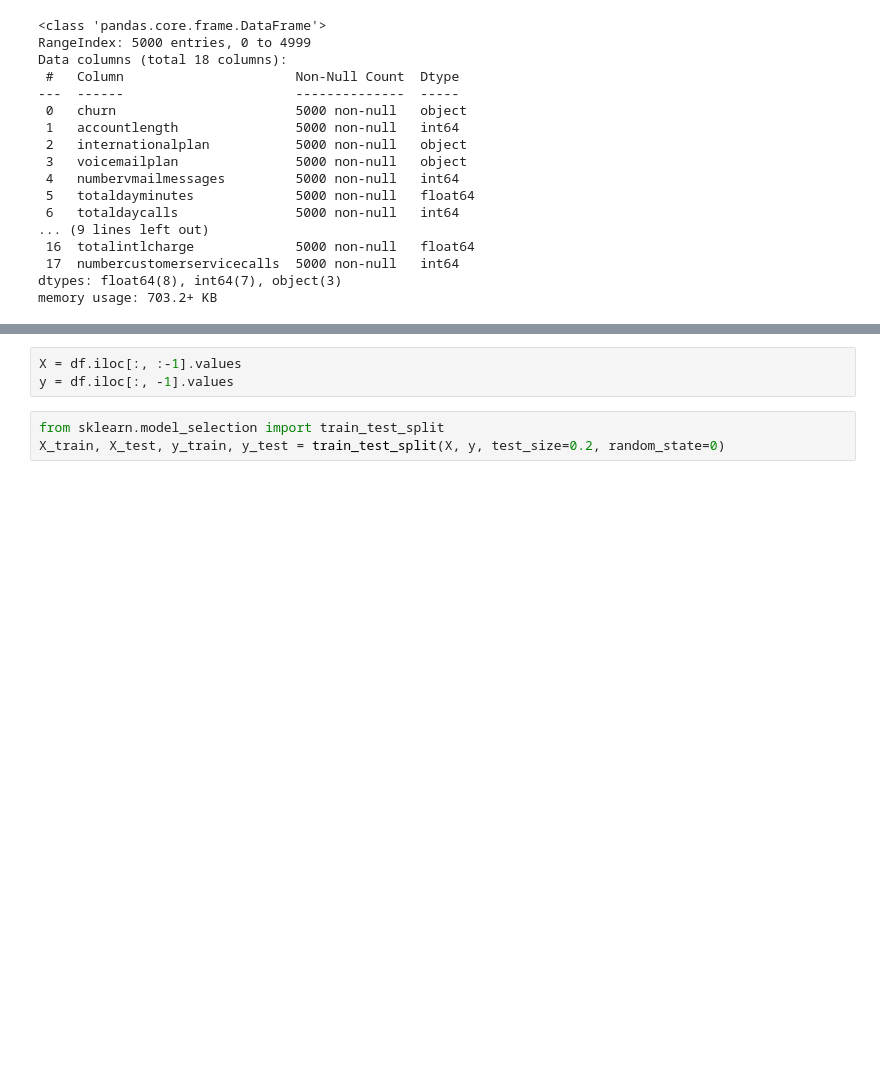
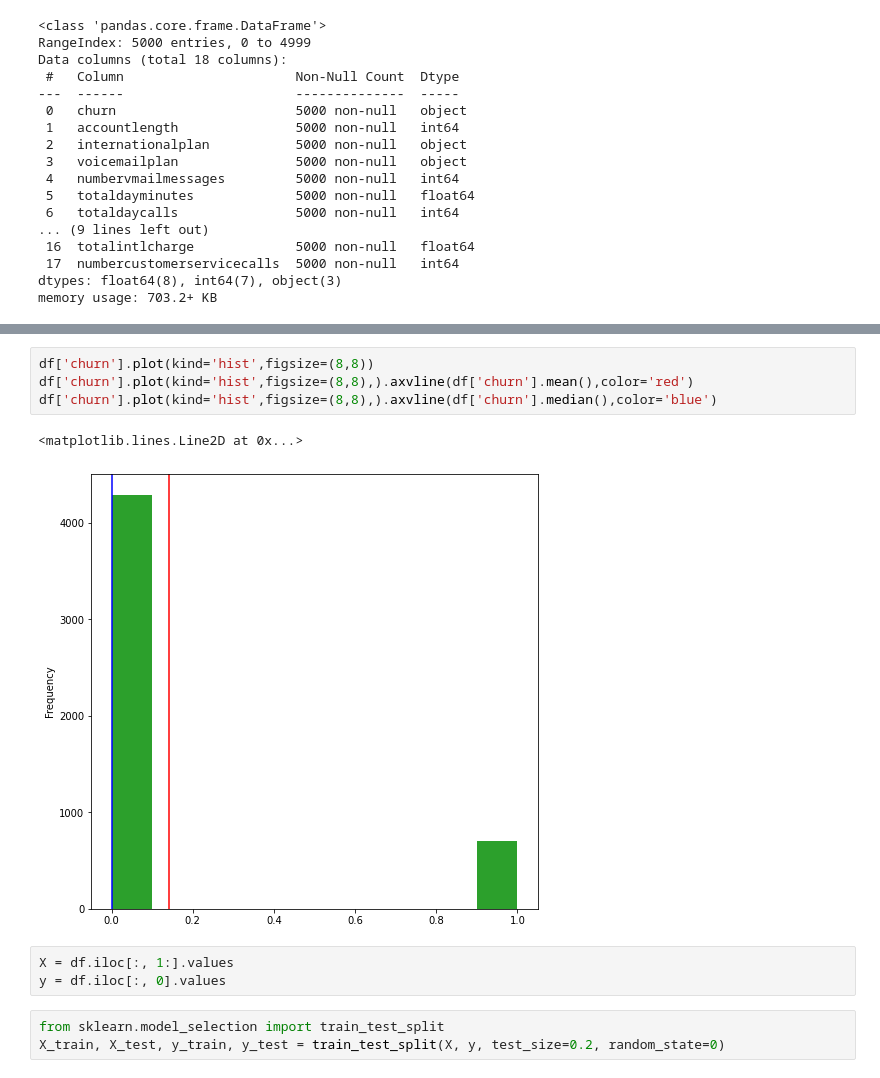
Before and after one commit to DataBadger/PracticeModels, a Jupyter notebook: Projects/ClientRetention/ClientRetention.ipynb, the cells around one changed output, grey strips where cells are left out. Cells and saved outputs as stored; diff of their text form; blank space fills up the shorter version.

```diff
--- a/Projects/ClientRetention/ClientRetention.ipynb
+++ b/Projects/ClientRetention/ClientRetention.ipynb
@@ -46,6 +92,13 @@ df.head()
+# %%
+df['churn'].plot(kind='hist',figsize=(8,8))
+df['churn'].plot(kind='hist',figsize=(8,8),).axvline(df['churn'].mean(),color='red')
+df['churn'].plot(kind='hist',figsize=(8,8),).axvline(df['churn'].median(),color='blue')
+# %% [output]
+<matplotlib.lines.Line2D at 0x...>
+[figure, added]
 # %%
-X = df.iloc[:, :-1].values
-y = df.iloc[:, -1].values
+X = df.iloc[:, 1:].values
+y = df.iloc[:, 0].values
 # %%
 from sklearn.model_selection import train_test_split
 X_train, X_test, y_train, y_test = train_test_split(X, y, test_size=0.2, random_state=0)
```
Also changed, not shown: parts of 13 cells of this notebook.
